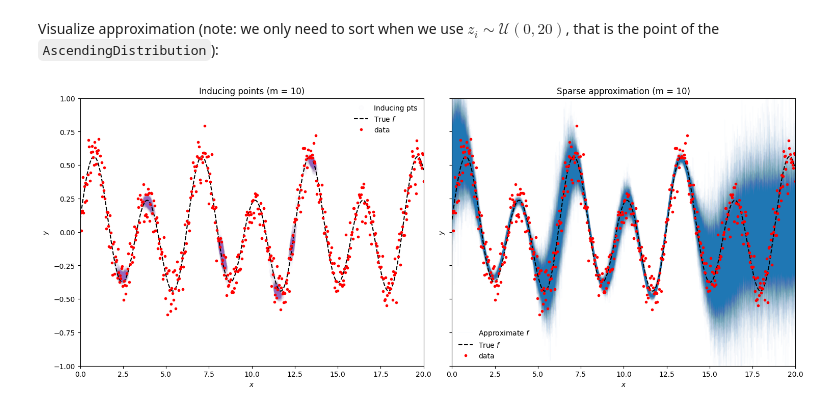
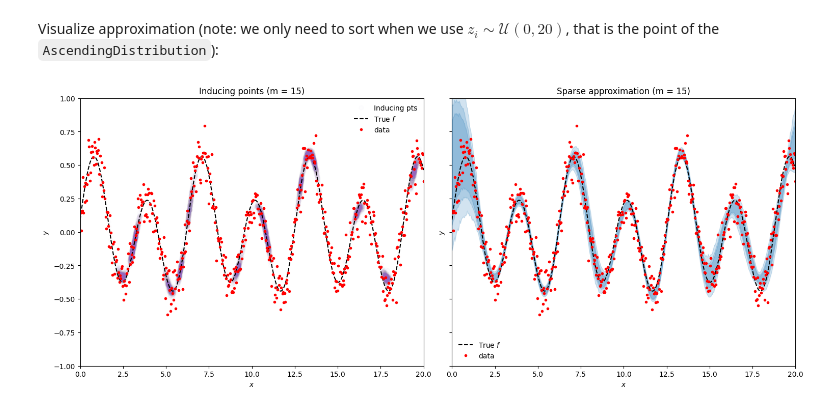
Before and after one commit to UncertaintyInComplexSystems/bamojax, a Jupyter notebook: bamojax/examples/bnp/sparse_gaussian_process_regression.ipynb, the cells around one changed output. Saved outputs shown, nothing was run; the diff lists cells and outputs as text; code cells hidden in the pictures.

Commit message:
Fixed BSGP FITC approximation

```diff
--- a/bamojax/examples/bnp/sparse_gaussian_process_regression.ipynb
+++ b/bamojax/examples/bnp/sparse_gaussian_process_regression.ipynb
@@ -151,7 +204,7 @@ def FITC_link_fn(x, z, u, scale, **hyperparameters):
 #
 
 cov_fn = jk.RBF().cross_covariance  # GP covariance function
-m = 10  # number of inducing pts
+m = 15  # number of inducing pts
 
 
 BSGP = Model('Bayesian Sparse Gaussian process', verbose=True)
@@ -161,8 +214,8 @@ obs_noise = BSGP.add_node(name='obs_noise', distribution=dist.TransformedDistrib
 
 x_node = BSGP.add_node(name='x', observations=x)
 # We can try different priors on the locations of the inducing points.
-z_node = BSGP.add_node(name='z', distribution=dist.Uniform(low=0*jnp.ones(m, ), high=20*jnp.ones(m, )))
-# z_node = BSGP.add_node(name='z', distribution=AscendingDistribution(min_u=0.0, max_u=20.0, num_el=m))
+# z_node = BSGP.add_node(name='z', distribution=dist.Uniform(low=0*jnp.ones(m, ), high=20*jnp.ones(m, )))
+z_node = BSGP.add_node(name='z', distribution=AscendingDistribution(min_u=0.0, max_u=20.0, num_el=m))
 u_node = BSGP.add_node(name='u', distribution=GaussianProcessFactory(mean_fn=Zero(), cov_fn=cov_fn),
                        parents=dict(input=z_node,
                                     lengthscale=lengthscale,
@@ -203,7 +256,7 @@ obs_noise           : p(y | z, x, obs_noise, variance, u, lengthscale) p(obs_noi
 %%time
 
 num_mcmc_steps = 40
-num_particles = 1_000
+num_particles = 2_000
 
 step_fns = dict(lengthscale=normal_random_walk,
                 variance=normal_random_walk,
@@ -280,36 +333,38 @@ Visualize approximation (note: we only need to sort when we use $z_i \sim \mathc
 # %%
 _, axes = plt.subplots(nrows=1, ncols=2, figsize=(15, 6), sharex=True, sharey=True, constrained_layout=True)
 
 num_show = 500
 key, subkey = jrnd.split(key)
 inds = jrnd.randint(subkey, shape=(num_show,), minval=0, maxval=num_particles)
+
+f_quantiles = jnp.quantile(f_pred, q=jnp.array([0.01, 0.05, 0.10, 0.90, 0.95, 0.99]), axis=0)
+
+for q in range(3):
+    axes[1].fill_between(x.flatten(), f_quantiles[q].flatten(), f_quantiles[5-q].flatten(), alpha=0.2, color='tab:blue')
 
 for i, ix in enumerate(inds):
     sorted_ix = jnp.argsort(final_state.particles['z'][ix].flatten())
     z_ix = final_state.particles['z'][ix].flatten()[sorted_ix]
     u_ix = final_state.particles['u'][ix].flatten()[sorted_ix]
 
     if i == 0:
         axes[0].plot(z_ix, u_ix, ls='None', marker='o', alpha=0.01, color='tab:purple', label='Inducing pts')
-        axes[1].plot(x.flatten(), f_pred[ix, :].flatten(), alpha=0.01, color='tab:blue', label=r'Approximate $f$')
     else:
         axes[0].plot(z_ix, u_ix, ls='None', marker='o', alpha=0.01, color='tab:purple')
-        axes[1].plot(x.flatten(), f_pred[ix, :].flatten(), alpha=0.01, color='tab:blue')
-
 
 for ax in axes:
     ax.plot(x, f_true, color='k', ls='--', label=r'True $f$')
     ax.plot(x, y, 'r.', label='data')
     ax.set_xlabel(r'$x$')
     ax.set_ylabel(r'$y$')
     ax.set_xlim([0.0, 20.0])
     ax.set_ylim([-1, 1])
     ax.legend(frameon=False)
 
 axes[0].set_title(f'Inducing points (m = {m})')
 axes[1].set_title(f'Sparse approximation (m = {m})');
 # %% [output]
-[figure, old version]
+[figure, new version]
 # %%
 from jax.scipy.stats import gaussian_kde
 
```
Also changed, not shown: parts of 4 cells of this notebook.
